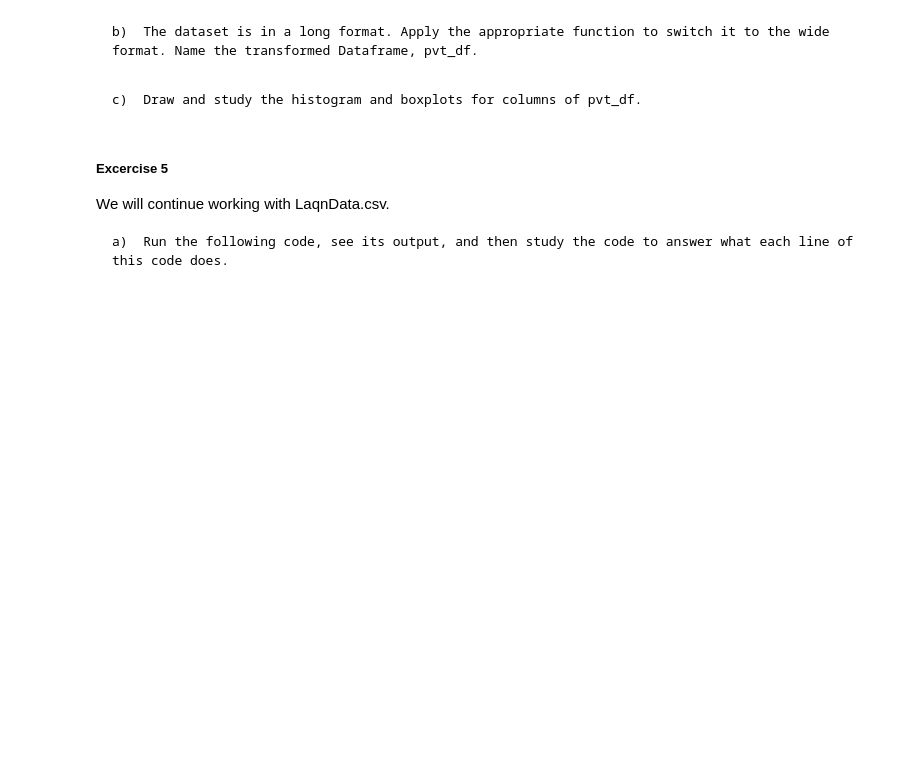
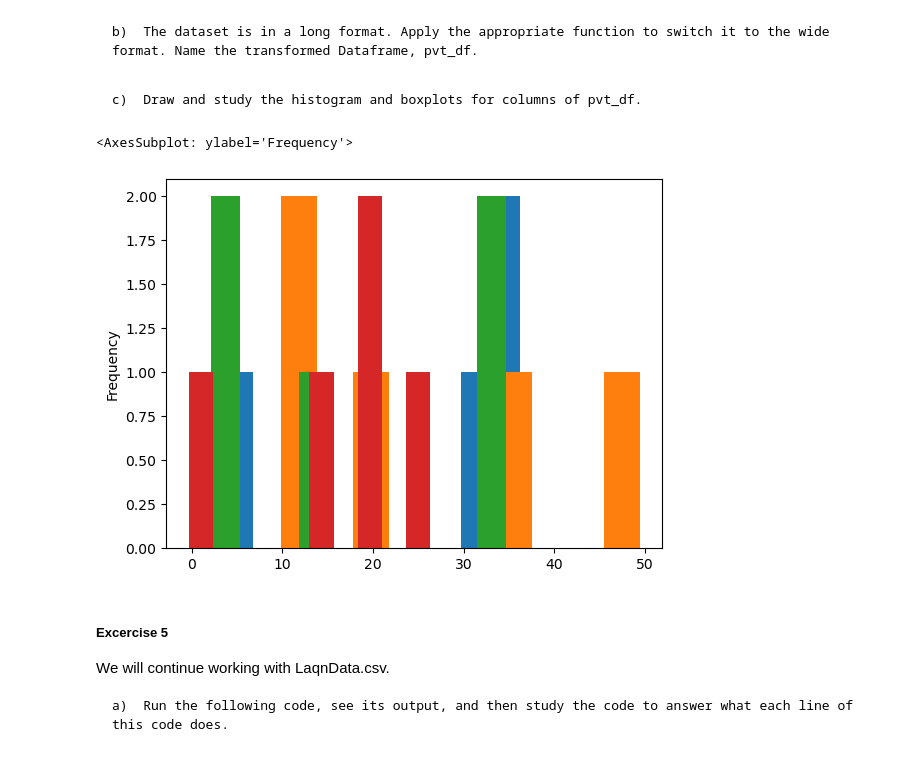
Before and after one commit to AtWillB/INST447_Exercises, a Jupyter notebook: Chapter01/Excercises Ch1.ipynb, the cells around one changed output. Saved outputs shown, nothing was run; the diff lists cells and outputs as text; code cells hidden in the pictures; blank space fills up the shorter version.

```diff
--- a/Chapter01/Excercises Ch1.ipynb
+++ b/Chapter01/Excercises Ch1.ipynb
@@ -171,8 +309,20 @@ air_df
 air_df.drop(columns=['Site','Units','Provisional or Ratified'], inplace=True)
 # %% [markdown]
     b)	The dataset is in a long format. Apply the appropriate function to switch it to the wide format. Name the transformed Dataframe, pvt_df.
+# %%
+air_df
+pvt_df = air_df.pivot(index="Species", columns="ReadingDateTime", values="Value")
 # %% [markdown]
     c)	Draw and study the histogram and boxplots for columns of pvt_df.
+# %%
+pvt_df.head()
+pvt_df["01/01/2017 00:00"].plot.hist()
+pvt_df["01/02/2017 00:00"].plot.hist()
+pvt_df["01/03/2017 00:00"].plot.hist()
+pvt_df["01/04/2017 00:00"].plot.hist()
+# %% [output]
+<AxesSubplot: ylabel='Frequency'>
+[figure, added]
 # %% [markdown]
 ##### Excercise 5
 
```
Also changed, not shown: parts of 11 cells of this notebook.
